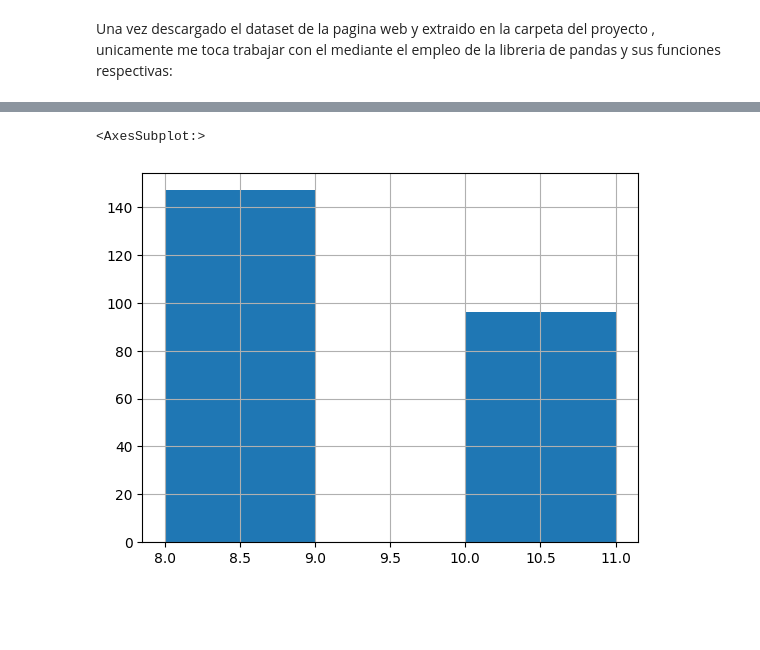
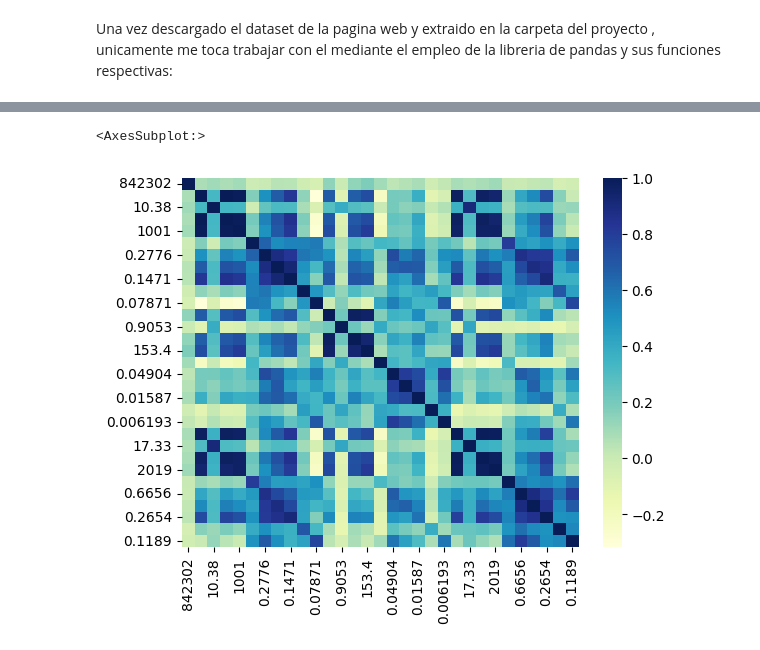
Before and after one commit to EdisonAguilar/Modelos-de-Aprendizaje, a Jupyter notebook: Proyecto_FINAL_METODOS_AGUILAR_E.ipynb, the cells around one changed output, grey strips where cells are left out. Cells and saved outputs as stored; diff of their text form; code cells hidden in the pictures; blank space fills up the shorter version.

```diff
--- a/Proyecto_FINAL_METODOS_AGUILAR_E.ipynb
+++ b/Proyecto_FINAL_METODOS_AGUILAR_E.ipynb
@@ -169,8 +23,37 @@ df_cancer.head(10)
-# %%
-
-# los resultados anteriores los podemos representar en un histograma para observar las tendencias y segun el tratamiento que hemos realizado quedarian asi:
-#De un total de 243 registros se tiene como TOP :  FACTIBLE con 147 vs 96 NO FACTIBLE segun se puede apreciar en el siguiente histograma.
-df_cancer['RESPUESTA'].apply(len).hist(bins=3)
-# %% [output]
-<AxesSubplot:>
-[figure, removed]
+# %%
+import re
+import numpy as np
+import pandas as pd
+import keras
+import seaborn as sns
+import matplotlib.pyplot as plt
+from time import time
+from collections import Counter
+
+from sklearn.decomposition import PCA
+from sklearn.linear_model import SGDClassifier
+from sklearn.neighbors import KNeighborsClassifier
+from sklearn.tree import DecisionTreeClassifier
+from sklearn.ensemble import RandomForestClassifier
+from sklearn.metrics import confusion_matrix, ConfusionMatrixDisplay, accuracy_score
+from sklearn.metrics import precision_score, plot_confusion_matrix
+from sklearn.model_selection import train_test_split
+from imblearn.over_sampling import SMOTE, RandomOverSampler
+from dtreeviz.trees import dtreeviz
+
+
+#leemos el fichero .csv
+df_cancer = pd.read_csv(ruta)
+#visualizamos su ifnormacion para verificar una carga correcta
+#df_cancer.head()
+#df_cancer.info()
+
+
+# Podemos ver con este mapa como se correlacionan las variables siendo los mas pscuros los que tienen relacion
+sns.heatmap(df_cancer.corr(),cmap="YlGnBu")
+#columns_names = df_cancer.columns.values
+#print(columns_names)
+######print(df_cancer.iloc[:,[0,1]])
+# %% [output]
+<AxesSubplot:>
+[figure, added]
```
Also changed, not shown: parts of 14 cells of this notebook.
